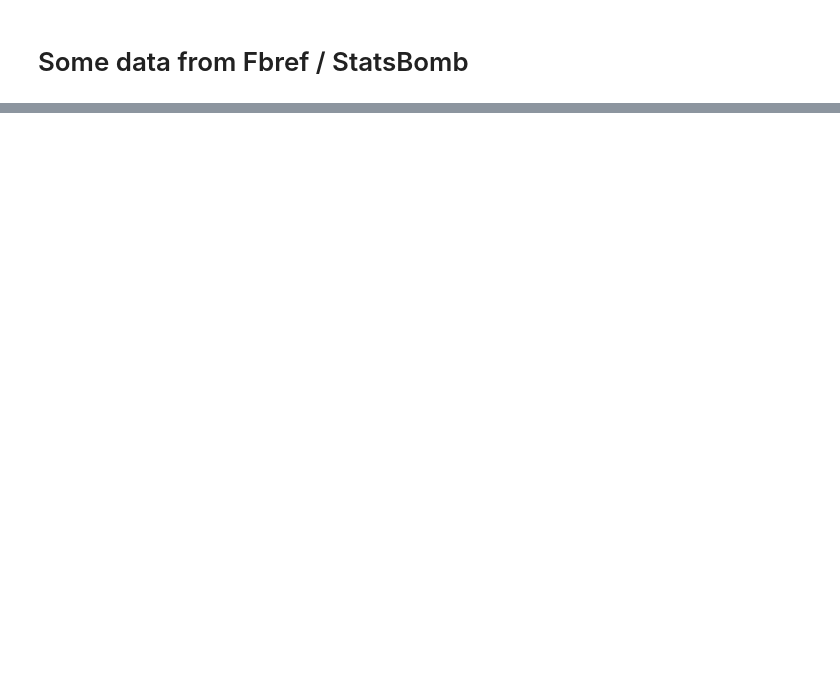
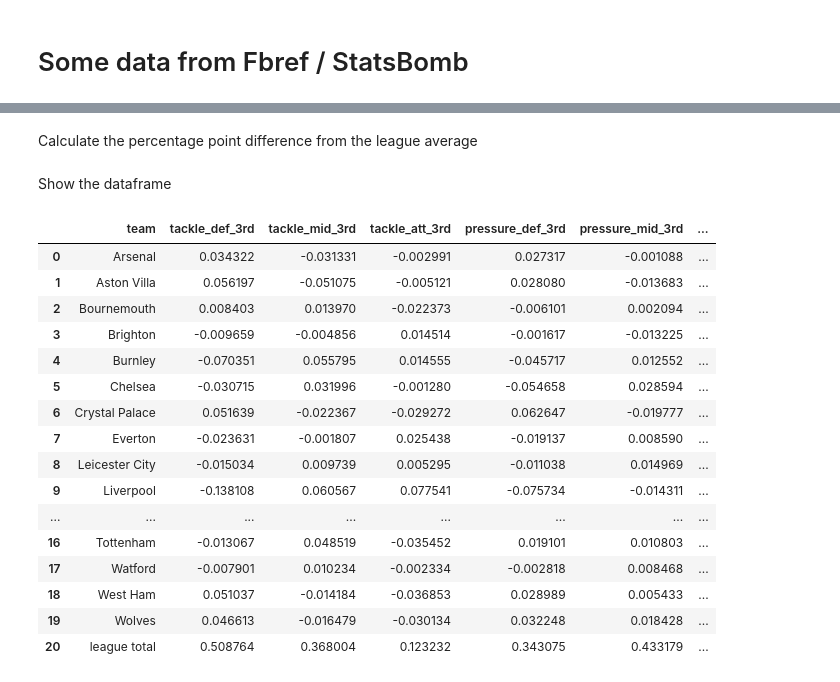
Before and after one commit to andrewRowlinson/expected-goals-thesis, a Jupyter notebook: notebooks/fbref_pressure.ipynb, the cells around one changed output, grey strips where cells are left out. Cells and saved outputs as stored; diff of their text form; code cells hidden in the pictures; blank space fills up the shorter version.

```diff
--- a/notebooks/fbref_pressure.ipynb
+++ b/notebooks/fbref_pressure.ipynb
@@ -11,0 +42,2 @@ df = pd.DataFrame({'team': ['Amiens', 'Angers', 'Bordeaux'],
+# %% [markdown]
+Calculate the percentage point difference from the league average
@@ -12 +47,23 @@ df = pd.DataFrame({'team': ['Amiens', 'Angers', 'Bordeaux'],
+# %% [markdown]
+Show the dataframe
+# %%
+df
+# %% [output]
+|  | team | tackle_def_3rd | tackle_mid_3rd | tackle_att_3rd | pressure_def_3rd | pressure_mid_3rd | ... |
+| 0 | Arsenal | 0.034322 | -0.031331 | -0.002991 | 0.027317 | -0.001088 | ... |
+| 1 | Aston Villa | 0.056197 | -0.051075 | -0.005121 | 0.028080 | -0.013683 | ... |
+| 2 | Bournemouth | 0.008403 | 0.013970 | -0.022373 | -0.006101 | 0.002094 | ... |
+| 3 | Brighton | -0.009659 | -0.004856 | 0.014514 | -0.001617 | -0.013225 | ... |
+| 4 | Burnley | -0.070351 | 0.055795 | 0.014555 | -0.045717 | 0.012552 | ... |
+| 5 | Chelsea | -0.030715 | 0.031996 | -0.001280 | -0.054658 | 0.028594 | ... |
+| 6 | Crystal Palace | 0.051639 | -0.022367 | -0.029272 | 0.062647 | -0.019777 | ... |
+| 7 | Everton | -0.023631 | -0.001807 | 0.025438 | -0.019137 | 0.008590 | ... |
+| 8 | Leicester City | -0.015034 | 0.009739 | 0.005295 | -0.011038 | 0.014969 | ... |
+| 9 | Liverpool | -0.138108 | 0.060567 | 0.077541 | -0.075734 | -0.014311 | ... |
+| ... | ... | ... | ... | ... | ... | ... | ... |
+| 16 | Tottenham | -0.013067 | 0.048519 | -0.035452 | 0.019101 | 0.010803 | ... |
+| 17 | Watford | -0.007901 | 0.010234 | -0.002334 | -0.002818 | 0.008468 | ... |
+| 18 | West Ham | 0.051037 | -0.014184 | -0.036853 | 0.028989 | 0.005433 | ... |
+| 19 | Wolves | 0.046613 | -0.016479 | -0.030134 | 0.032248 | 0.018428 | ... |
+| 20 | league total | 0.508764 | 0.368004 | 0.123232 | 0.343075 | 0.433179 | ... |
 # %% [markdown]
```
Also changed, not shown: parts of 14 cells of this notebook.
